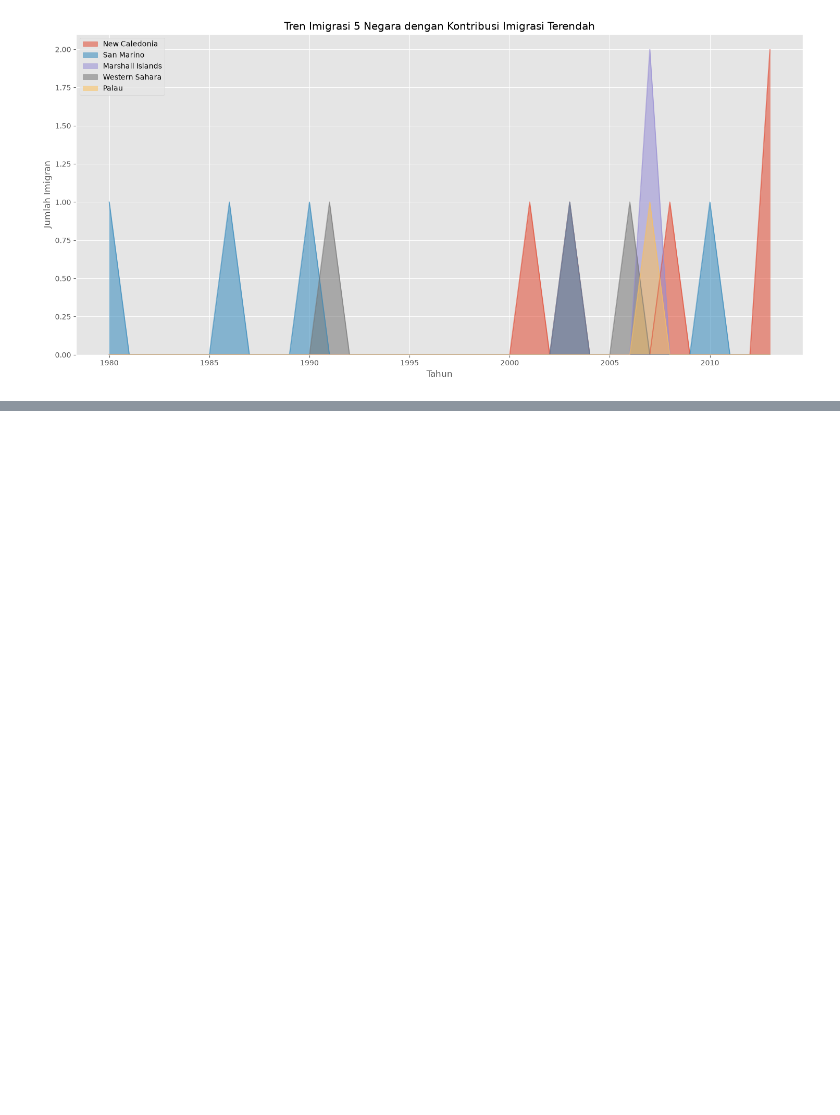
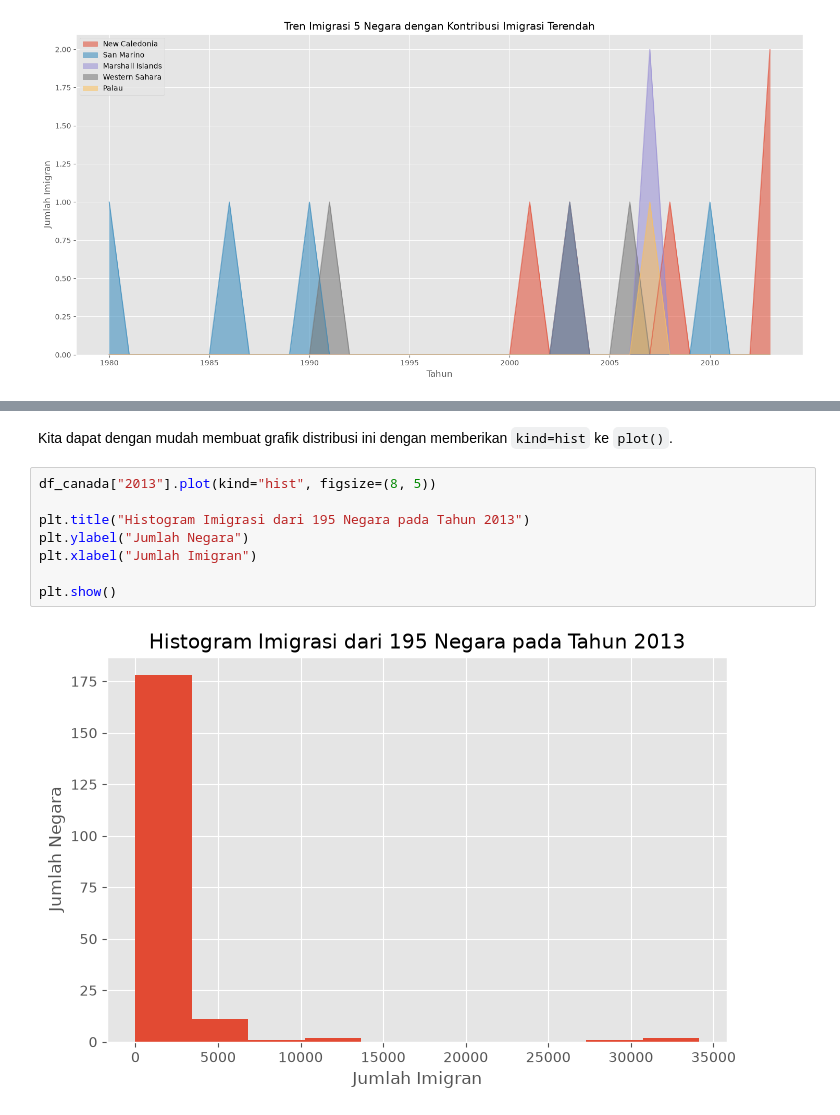
Before and after one commit to jagadhita28/ibm-data-visualization-python, a Jupyter notebook: module-2-basic-specialized-tools/notebooks/01_basic_visualization_tools.ipynb, the cells around one changed output, grey strips where cells are left out. Cells and saved outputs as stored; diff of their text form; blank space fills up the shorter version.

Commit message:
Add module 2: membuat  plot histogram unstacked & stacked

```diff
--- a/module-2-basic-specialized-tools/notebooks/01_basic_visualization_tools.ipynb
+++ b/module-2-basic-specialized-tools/notebooks/01_basic_visualization_tools.ipynb
@@ -233,0 +270,12 @@ Text(0.5, 0, 'Tahun')
+# %% [markdown]
+Kita dapat dengan mudah membuat grafik distribusi ini dengan memberikan `kind=hist` ke `plot()`.
+# %%
+df_canada["2013"].plot(kind="hist", figsize=(8, 5))
+
+plt.title("Histogram Imigrasi dari 195 Negara pada Tahun 2013")
+plt.ylabel("Jumlah Negara")
+plt.xlabel("Jumlah Imigran")
+
+plt.show()
+# %% [output]
+[figure, added]
```
Also changed, not shown: parts of 25 cells of this notebook, 5 other files.
